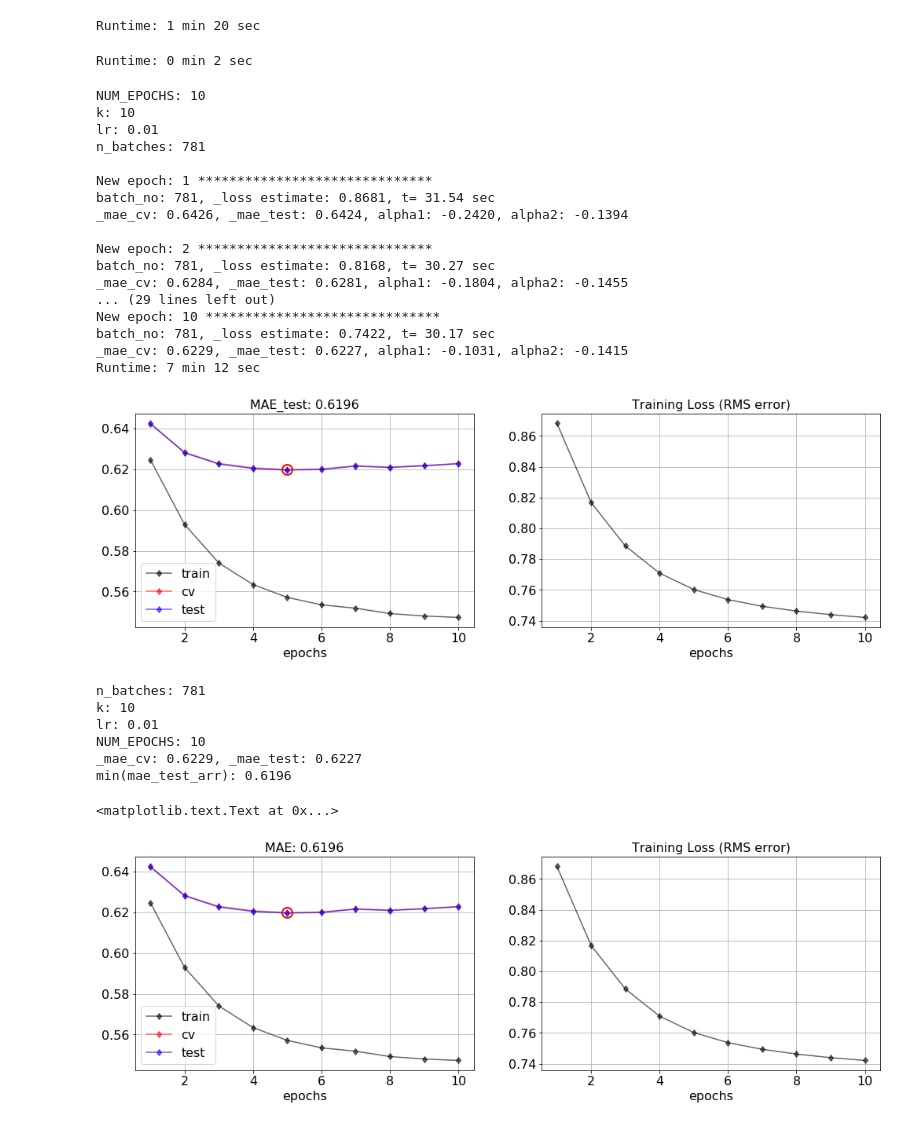
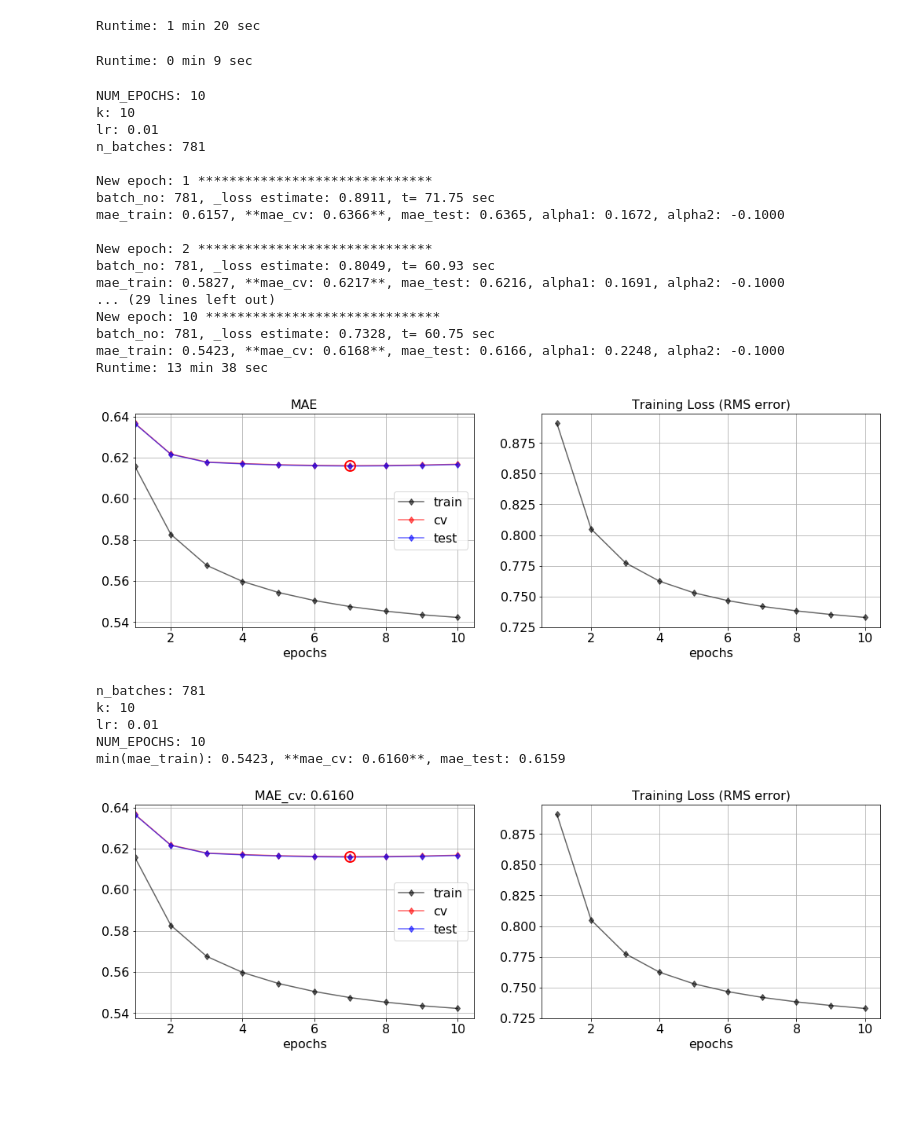
Before and after one commit to ozkansafak/Matrix_Factorization, a Jupyter notebook: main.ipynb, the cells around one changed output. Saved outputs shown, nothing was run; the diff lists cells and outputs as text; code cells hidden in the pictures; blank space fills up the shorter version.

Commit message:
nonlinear cross-features with tunable weights.

```diff
--- a/main.ipynb
+++ b/main.ipynb
@@ -136,7 +136,9 @@ V = tf.Variable(tf.truncated_normal(shape=(n_movies,k), mean=np.sqrt(3.5/k), std
 alpha1 = tf.Variable(-0.1, dtype=tf.float32)
 alpha2 = tf.Variable(-0.1, dtype=tf.float32)
 # weights for cross-features
-tf =
+UV_xft_weights = tf.Variable(tf.truncated_normal(shape=(k,k), mean=-1*np.sqrt(1./k), stddev=0.2), dtype=tf.float32)
+UU_xft_weights = tf.Variable(tf.truncated_normal(shape=(k,k), mean=-1*np.sqrt(1./k), stddev=0.2), dtype=tf.float32)
+VV_xft_weights = tf.Variable(tf.truncated_normal(shape=(k,k), mean=-1*np.sqrt(1./k), stddev=0.2), dtype=tf.float32)
 
 #..............................................
 
@@ -155,13 +157,22 @@ u_cdot_v_square = tf.square(tf.multiply(sliced_U, sliced_V))
 # non-linear terms: np.multiply(U[i,:], V[j,:])**2
 nonlin = tf.reduce_sum(u_cdot_v_square, axis=1)
 
-xft = tf.multiply(tf.transpose(sliced_U)[0],tf.transpose(sliced_V)[1])
-for i in range(k):
-    for j in range(i+1, k):
-        xft += tf.multiply(tf.transpose(sliced_U)[i], tf.transpose(sliced_V)[j])
+xft = UV_xft_weights[0,1] * tf.multiply(tf.transpose(sliced_U)[0],tf.transpose(sliced_V)[1])
+for p in range(k):
+    for q in range(0, k):
+        xft += UV_xft_weights[p,q] * tf.multiply(tf.transpose(sliced_U)[p], tf.transpose(sliced_V)[q])
+
+for p in range(k):
+    for q in range(p, k):
+        xft += UU_xft_weights[p,q] * tf.multiply(tf.transpose(sliced_U)[p], tf.transpose(sliced_U)[q])
+
+for p in range(k):
+    for q in range(p, k):
+        xft += VV_xft_weights[p,q] * tf.multiply(tf.transpose(sliced_V)[p], tf.transpose(sliced_V)[q])
 
 
-Y_pred = lin + alpha1*(nonlin) + alpha2*(xft)
+# Y_pred = lin + alpha1*(nonlin) + alpha2*(xft)
+Y_pred = lin +  alpha1 * xft
 Y_pred = tf.sigmoid(Y_pred) * 5
 
 # define loss function as square of L2-norm of difference btw actual and predicted ratings
@@ -174,7 +185,7 @@ train = tf.train.AdamOptimizer(learning_rate=lr).minimize(loss)
 #..............................................
 print_runtime(start)
 # %% [output]
-Runtime: 0 min 2 sec
+Runtime: 0 min 9 sec
 # %%
 start = time.time()
 #..............................................
@@ -210,60 +221,54 @@ with tf.Session() as sess:
             _, _mae_cv = evaluate(sess, cv_Y, cv_Y_indices, Y_pred, Y_indices, Y, BATCH_SIZE)
             preds, _mae_test = evaluate(sess, test_Y, test_Y_indices, Y_pred, Y_indices, Y, BATCH_SIZE)
 
             mae_train_arr.append(_mae_train)
             mae_cv_arr.append(_mae_cv)
             mae_test_arr.append(_mae_test)
             loss_arr.append(_loss/n_batches)
             mean_preds = np.mean(preds)
 
             # printing....
-            print('\n_mae_cv: %6.4f, _mae_test: %6.4f, alpha1: %6.4f, alpha2: %6.4f' %
-                  (_mae_cv, _mae_test, _alpha1, _alpha2))
+            print('\nmae_train: %6.4f, **mae_cv: %6.4f**, mae_test: %6.4f, alpha1: %6.4f, alpha2: %6.4f' %
+                  (_mae_train, _mae_cv, _mae_test, _alpha1, _alpha2))
             # print('(reg/_loss) fraction: %6.4f' %(sess.run(reg/_loss)))
 
-            # resetting some iteration variables...
+            # resetting some iteration variables....
             batch_no = 0
             _loss = 0
             epoch_end = time.time()
 
 #..............................................
-# plotting...
+# plotting....
 ax1, ax2 = plotter(mae_train_arr, mae_cv_arr, mae_test_arr, loss_arr)
-i_min = np.argmin(mae_cv_arr)
-ax1.set_title('MAE_test: {:6.4f}'.format(mae_test_arr[i_min]))
 print_runtime(start)
 # %% [output]
 NUM_EPOCHS: 10
 k: 10
 lr: 0.01
 n_batches: 781
 
 New epoch: 1 ******************************
-batch_no: 781, _loss estimate: 0.8681, t= 31.54 sec
-_mae_cv: 0.6426, _mae_test: 0.6424, alpha1: -0.2420, alpha2: -0.1394
+batch_no: 781, _loss estimate: 0.8911, t= 71.75 sec
+mae_train: 0.6157, **mae_cv: 0.6366**, mae_test: 0.6365, alpha1: 0.1672, alpha2: -0.1000
 
 New epoch: 2 ******************************
-batch_no: 781, _loss estimate: 0.8168, t= 30.27 sec
-_mae_cv: 0.6284, _mae_test: 0.6281, alpha1: -0.1804, alpha2: -0.1455
+batch_no: 781, _loss estimate: 0.8049, t= 60.93 sec
+mae_train: 0.5827, **mae_cv: 0.6217**, mae_test: 0.6216, alpha1: 0.1691, alpha2: -0.1000
 ... (29 lines left out)
 New epoch: 10 ******************************
-batch_no: 781, _loss estimate: 0.7422, t= 30.17 sec
-_mae_cv: 0.6229, _mae_test: 0.6227, alpha1: -0.1031, alpha2: -0.1415
-Runtime: 7 min 12 sec
+batch_no: 781, _loss estimate: 0.7328, t= 60.75 sec
+mae_train: 0.5423, **mae_cv: 0.6168**, mae_test: 0.6166, alpha1: 0.2248, alpha2: -0.1000
+Runtime: 13 min 38 sec
-[figure, old version]
+[figure, new version]
 # %%
 print('n_batches: {}\nk: {}\nlr: {}\nNUM_EPOCHS: {}'.format(n_batches, k, lr, NUM_EPOCHS))
 i_min = np.argmin(mae_cv_arr)
-print('_mae_cv: %6.4f, _mae_test: %6.4f' % (_mae_cv, _mae_test))
-print('min(mae_test_arr): {:6.4f}'.format(mae_test_arr[i_min]))
+print('min(mae_train): %6.4f, **mae_cv: %6.4f**, mae_test: %6.4f' % (min(mae_train_arr), mae_cv_arr[i_min], mae_test_arr[i_min]))
 ax1, ax2 = plotter( mae_train_arr, mae_cv_arr, mae_test_arr, loss_arr)
-ax1.set_title('MAE: {:6.4f}'.format(mae_test_arr[i_min]))
 # %% [output]
 n_batches: 781
 k: 10
 lr: 0.01
 NUM_EPOCHS: 10
-_mae_cv: 0.6229, _mae_test: 0.6227
-min(mae_test_arr): 0.6196
+min(mae_train): 0.5423, **mae_cv: 0.6160**, mae_test: 0.6159
-<matplotlib.text.Text at 0x...>
-[figure, old version]
+[figure, new version]
```
Also changed, not shown: 2 other files.
